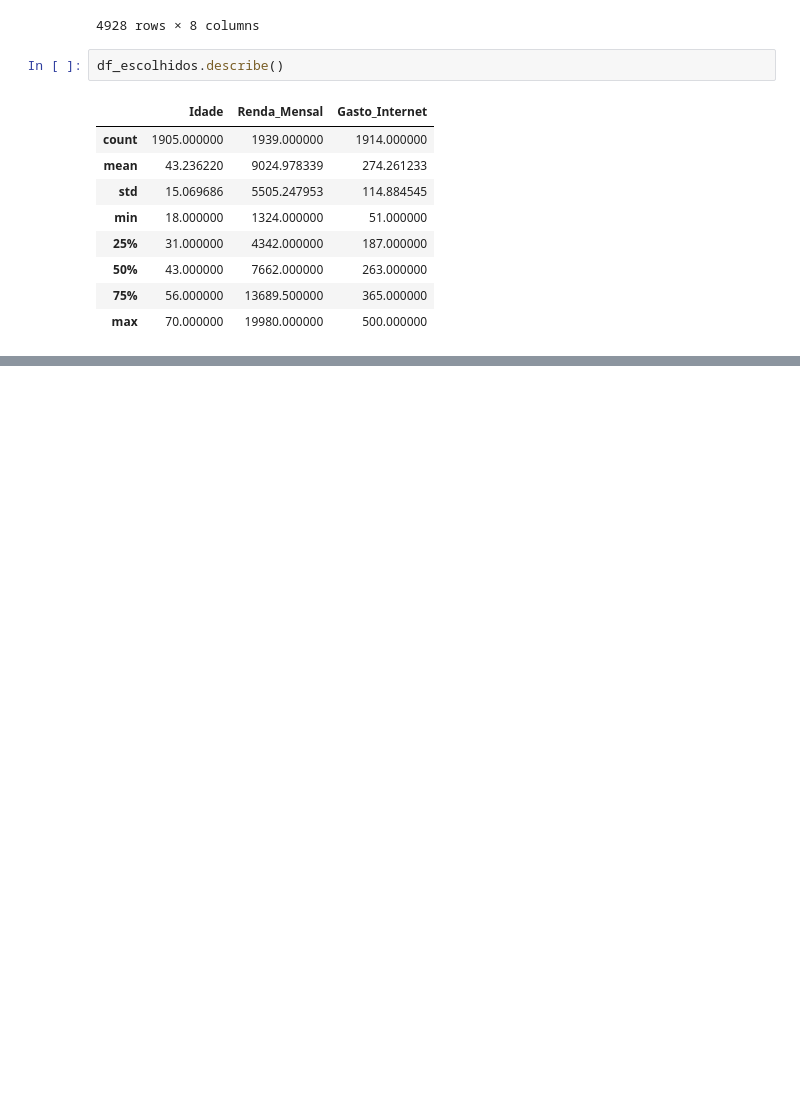
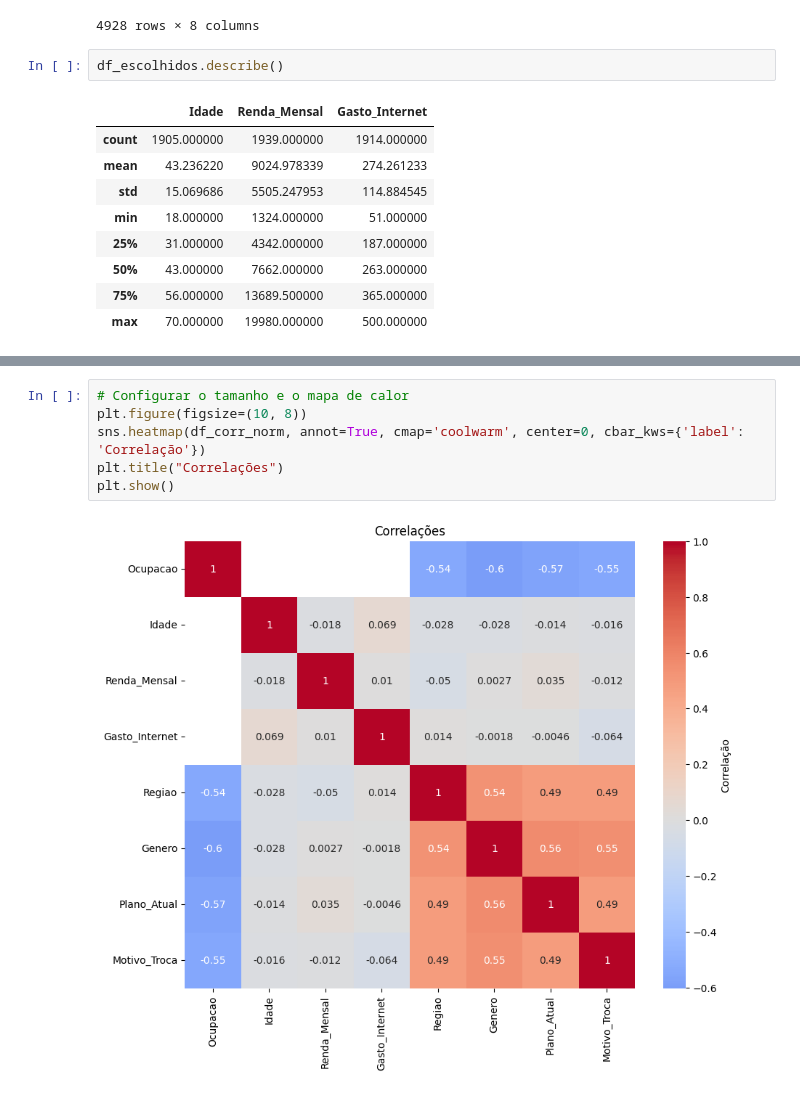
Before and after one commit to Joao-Gabriel05/Telecconect_analysis, a Jupyter notebook: limpeza_de_dados.ipynb, the cells around one changed output, grey strips where cells are left out. Saved outputs shown, nothing was run; the diff lists cells and outputs as text; blank space fills up the shorter version.

```diff
--- a/limpeza_de_dados.ipynb
+++ b/limpeza_de_dados.ipynb
@@ -478,6 +483,14 @@ df_corr1
 | Genero | -0.602581 | -0.028166 | 0.002676 | -0.001833 | 0.536254 | 1.000000 | 0.561952 | 0.545480 |
 | Plano_Atual | -0.574123 | -0.013813 | 0.034509 | -0.004599 | 0.492750 | 0.561952 | 1.000000 | 0.490622 |
 | Motivo_Troca | -0.552011 | -0.016083 | -0.012304 | -0.063732 | 0.486335 | 0.545480 | 0.490622 | 1.000000 |
+# %%
+# Configurar o tamanho e o mapa de calor
+plt.figure(figsize=(10, 8))
+sns.heatmap(df_corr_norm, annot=True, cmap='coolwarm', center=0, cbar_kws={'label': 'Correlação'})
+plt.title("Correlações")
+plt.show()
+# %% [output]
+[figure, added]
 # %%
 #Nao esquecer de calcular a corr geral antes e depois
 import pandas as pd
```
Also changed, not shown: parts of 16 cells of this notebook, 1 other file.
